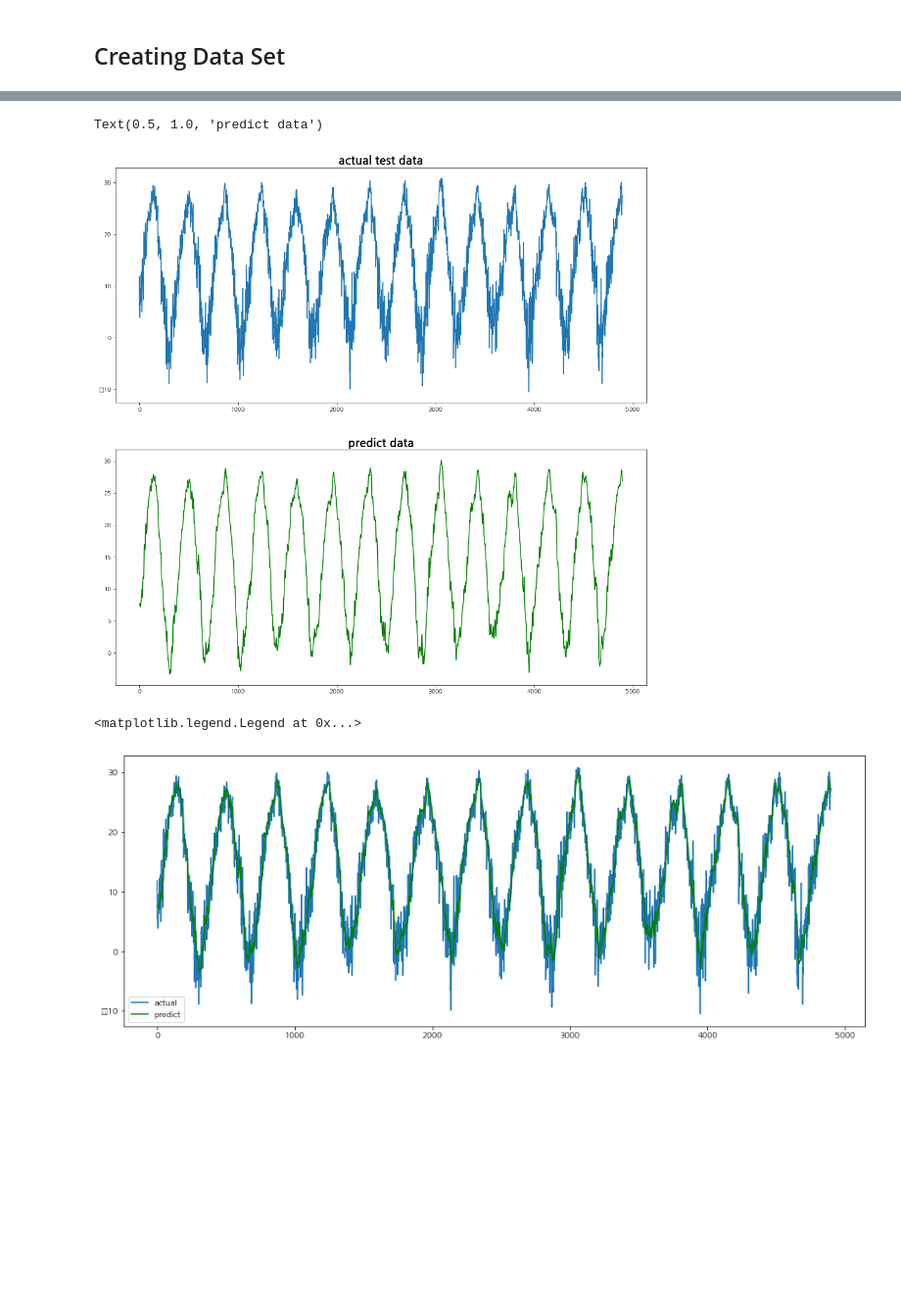
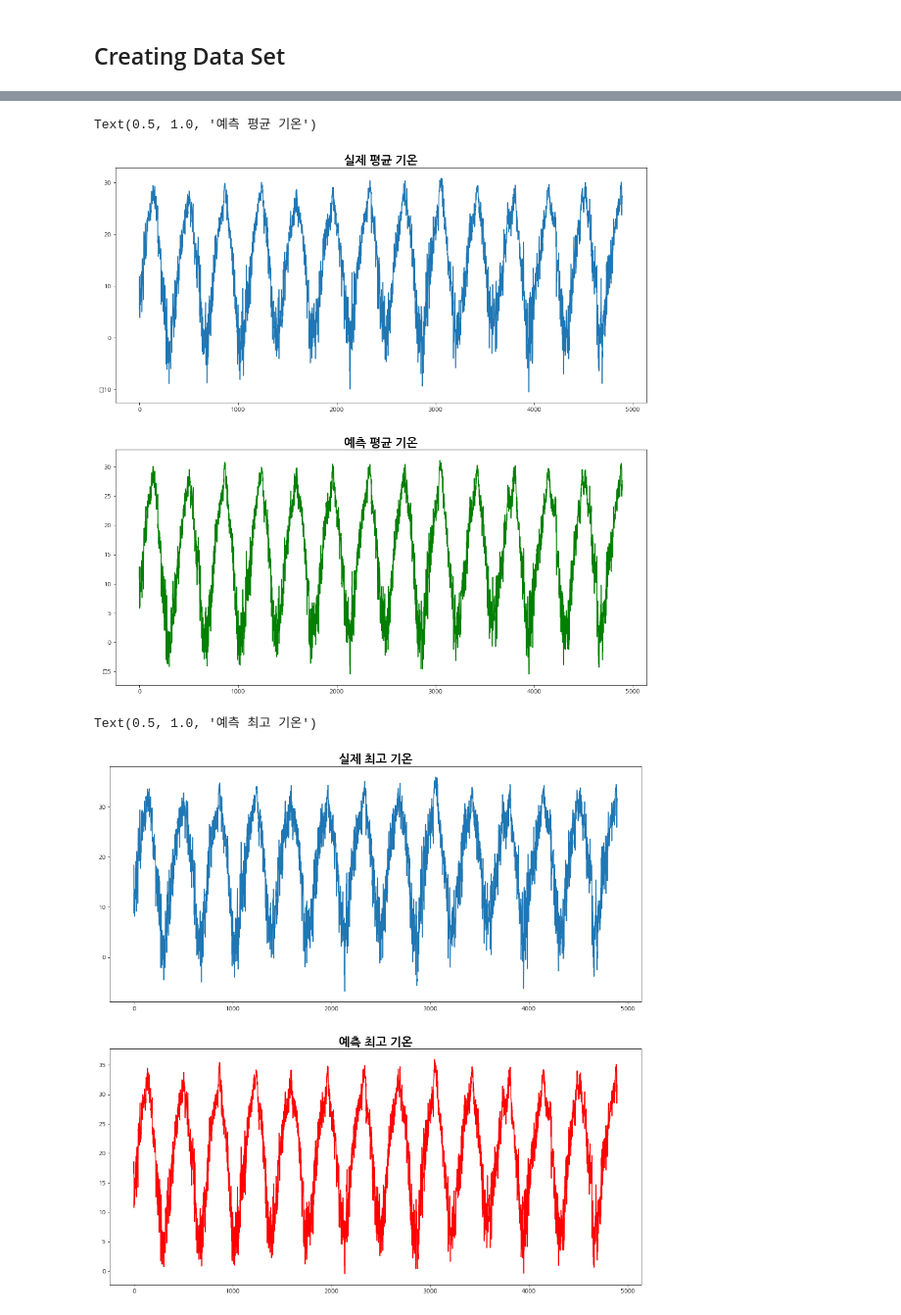
Before and after one commit to jmlee99/GBIF, a Jupyter notebook: GBIF_pred_model3.ipynb, the cells around one changed output, grey strips where cells are left out. Shown at 98% size. Drawn from its saved outputs; the diff is of its cells as text; code cells hidden in the pictures; blank space fills up the shorter version.

```diff
--- a/GBIF_pred_model3.ipynb
+++ b/GBIF_pred_model3.ipynb
@@ -201,8 +204,8 @@ train_data.shape
 # %%
 x_train = []
 y_train = []
-time_step = 60
-n_col = 1
+time_step = 365
+n_col = 2
 
 for i in range(time_step, len(scaled_data)):
     print(time_step, i)
@@ -438,6 +376,15 @@ y_test = scaler.inverse_transform(y_test)
+# %%
+pred = pd.DataFrame(pred)
+y_test = pd.DataFrame(y_test)
+# %%
+#pred.columns = ['예측평균기온', '예측최고기온', '예측최저기온']
+#y_test.columns = ['실제평균기온', '실제최고기온', '실제최저기온']
+
+pred.columns = ['예측평균기온', '예측최고기온']
+y_test.columns = ['실제평균기온', '실제최고기온']
 # %%
-df_pred = pd.DataFrame(data =
-                       {'predict' : pred.flatten(),
-                       'actual' : y_test.flatten()})
+df_pred = pd.concat((pred, y_test), axis = 1)
+#df_pred = df_pred[['예측평균기온', '실제평균기온', '예측최고기온', '실제최고기온', '예측최저기온', '실제최저기온']]
+df_pred = df_pred[['예측평균기온', '실제평균기온', '예측최고기온', '실제최고기온']]
 df_pred
 # %% [output]
@@ -457,20 +404,23 @@ df_pred
 # %%
 fig, axe = plt.subplots(2,1, figsize = (16, 16))
-axe[0].plot(df_pred['actual'])
-axe[1].plot(df_pred['predict'], c = 'g')
+axe[0].plot(df_pred['실제평균기온'])
+axe[1].plot(df_pred['예측평균기온'], c = 'g')
 
-axe[0].set_title('actual test data', size = 20, weight = 'bold')
-axe[1].set_title('predict data', size = 20, weight = 'bold')
+axe[0].set_title('실제 평균 기온', size = 20, weight = 'bold')
+axe[1].set_title('예측 평균 기온', size = 20, weight = 'bold')
 #axe.legend(['actual', 'predict'])
 # %% [output]
-Text(0.5, 1.0, 'predict data')
+Text(0.5, 1.0, '예측 평균 기온')
-[figure, old version]
+[figure, new version]
 # %%
-fig, axe = plt.subplots(figsize = (16, 6))
-axe.plot(df_pred['actual'])
-axe.plot(df_pred['predict'], c = 'g')
+fig, axe = plt.subplots(2,1, figsize = (16, 16))
+axe[0].plot(df_pred['실제최고기온'])
+axe[1].plot(df_pred['예측최고기온'], c = 'r')
 
-axe.legend(['actual', 'predict'])
+axe[0].set_title('실제 최고 기온', size = 20, weight = 'bold')
+axe[1].set_title('예측 최고 기온', size = 20, weight = 'bold')
+
+#axe.legend(['actual', 'predict'])
 # %% [output]
-<matplotlib.legend.Legend at 0x...>
+Text(0.5, 1.0, '예측 최고 기온')
-[figure, old version]
+[figure, new version]
```
Also changed, not shown: parts of 28 cells of this notebook.
